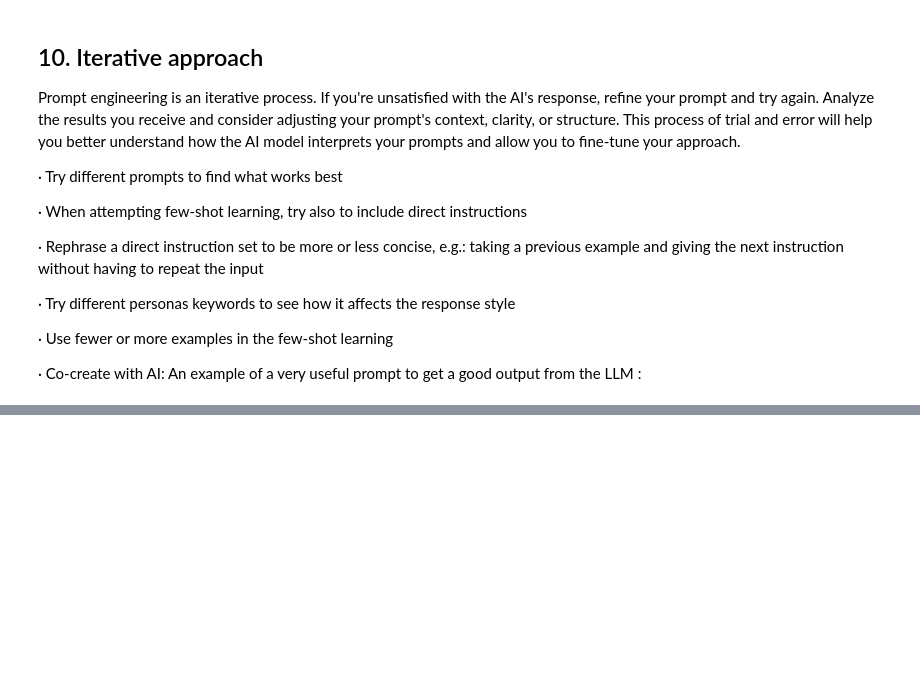
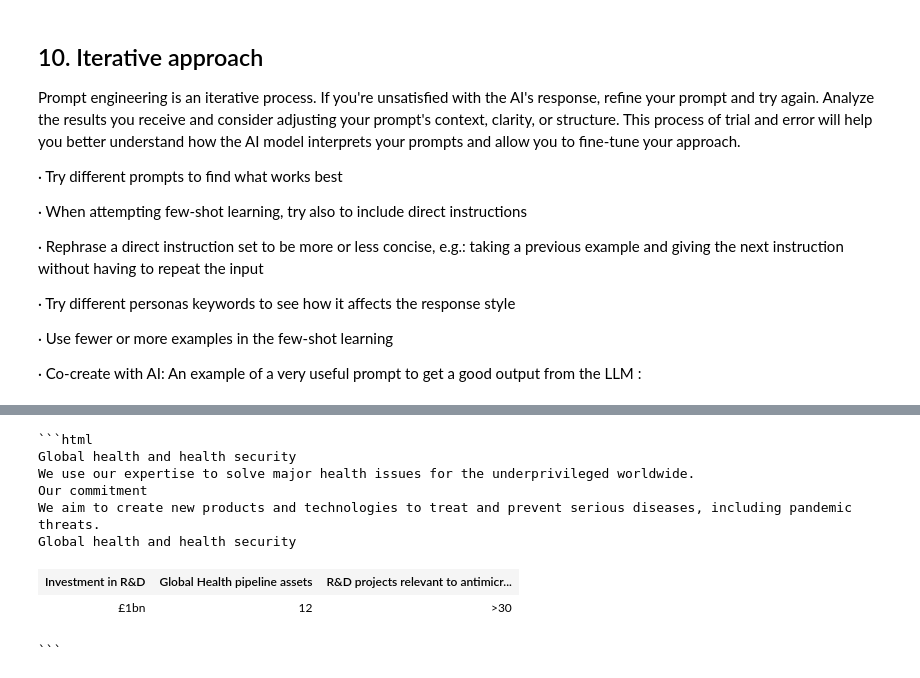
Before and after one commit to yelizkilinc/aoai-workshop, a Jupyter notebook: 08_prompt_engineering_best_practices.ipynb, the cells around one changed output, grey strips where cells are left out. Saved outputs shown, nothing was run; the diff lists cells and outputs as text; code cells hidden in the pictures; blank space fills up the shorter version.

````diff
--- a/08_prompt_engineering_best_practices.ipynb
+++ b/08_prompt_engineering_best_practices.ipynb
@@ -657,0 +784,29 @@ Prompt engineering is an iterative process. If you're unsatisfied with the AI's
+# %%
+prompt_iterative3= f""" Your task is to explain given information in a very simple way.
+Use at most 20 words.
+
+If there is a numerical value, write those in a table format and named it as "Global health and health security".
+
+Format everything as HTML that can be used in a website.
+
+### Context:
+{text}
+"""
+# %%
+base_system_message = "You are a helpful assistant."
+
+system_message = f"{base_system_message.strip()}"
+
+# This is the first user message that will be sent to the model. Feel free to update this.
+user_message = prompt_iterative3
+
+# Create the list of messages. role can be either "user" or "assistant"
+messages=[
+    {"role": "system", "content": system_message},
+    {"role": "user", "name":"example_user", "content": user_message}
+]
+
+max_response_tokens = 500
+
+response = send_message(messages, "gpt-4-32k", max_response_tokens)
+print(response)
@@ -657,0 +831,13 @@ Prompt engineering is an iterative process. If you're unsatisfied with the AI's
+# %%
+from IPython.display import display, HTML
+display(HTML(response))
+# %% [output]
+```html
+Global health and health security
+We use our expertise to solve major health issues for the underprivileged worldwide.
+Our commitment
+We aim to create new products and technologies to treat and prevent serious diseases, including pandemic threats.
+Global health and health security
+| Investment in R&D | Global Health pipeline assets | R&D projects relevant to antimicr... |
+| £1bn | 12 | >30 |
+```
````
Also changed, not shown: parts of 18 cells of this notebook, 14 other files.
